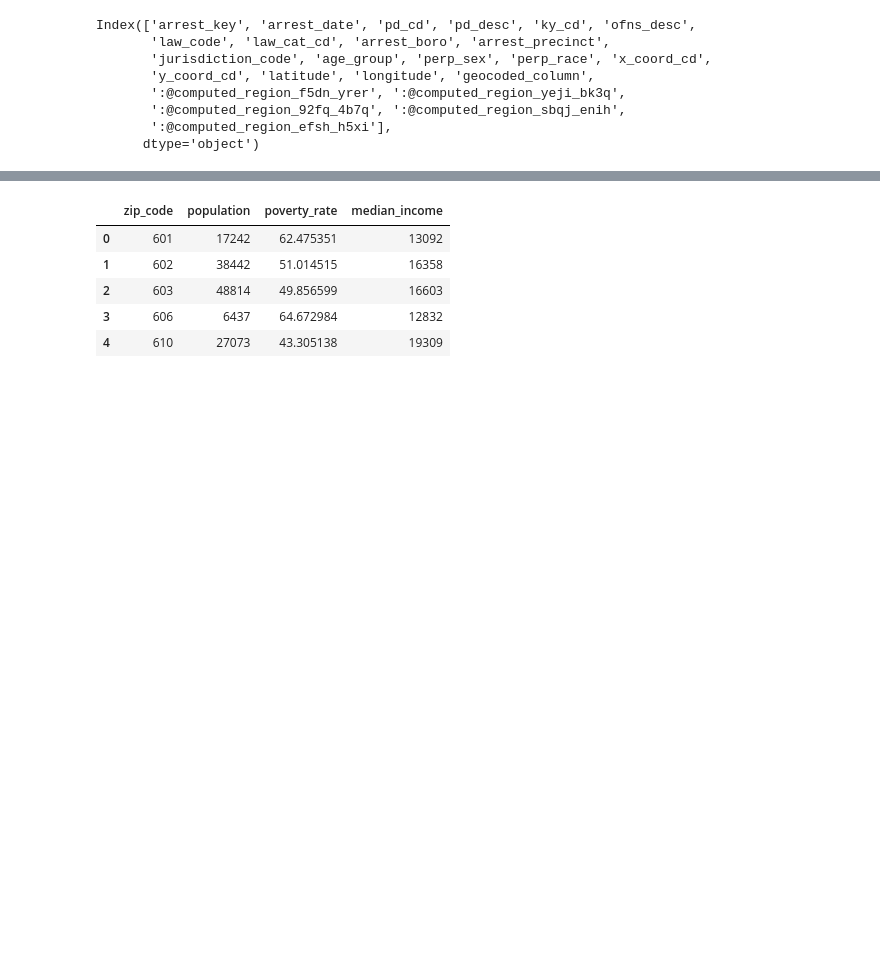
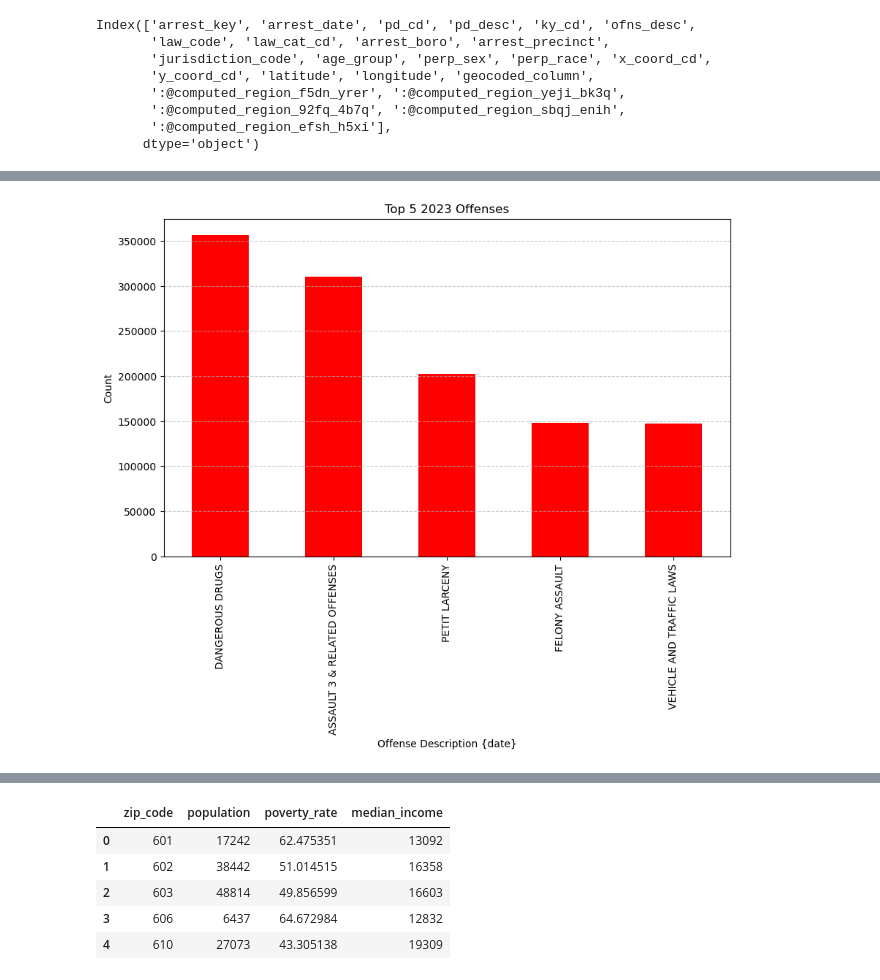
Before and after one commit to amos6224/group5-project1, a Jupyter notebook: group5-project1.ipynb, the cells around one changed output, grey strips where cells are left out. Saved outputs shown, nothing was run; the diff lists cells and outputs as text; code cells hidden in the pictures; blank space fills up the shorter version.

```diff
--- a/group5-project1.ipynb
+++ b/group5-project1.ipynb
@@ -294,0 +306,5 @@ Name: count, dtype: int64
+# %%
+# Plot the top 5 offenses 2023
+showChart(top_5_offenses_2023,"2023")
+# %% [output]
+[figure, added]
```
Also changed, not shown: parts of 24 cells of this notebook.
